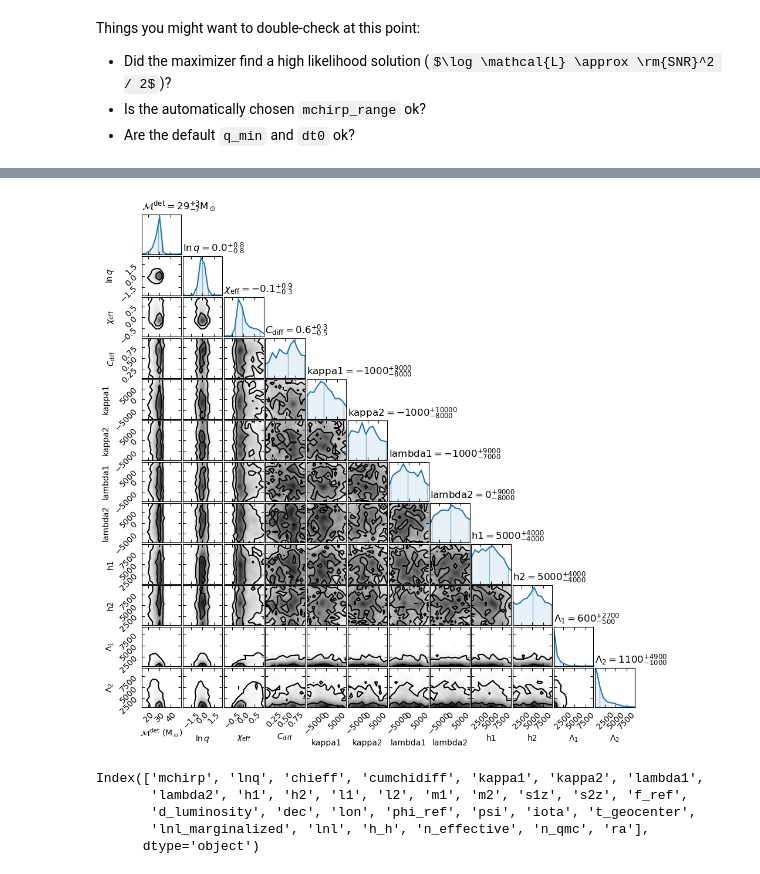
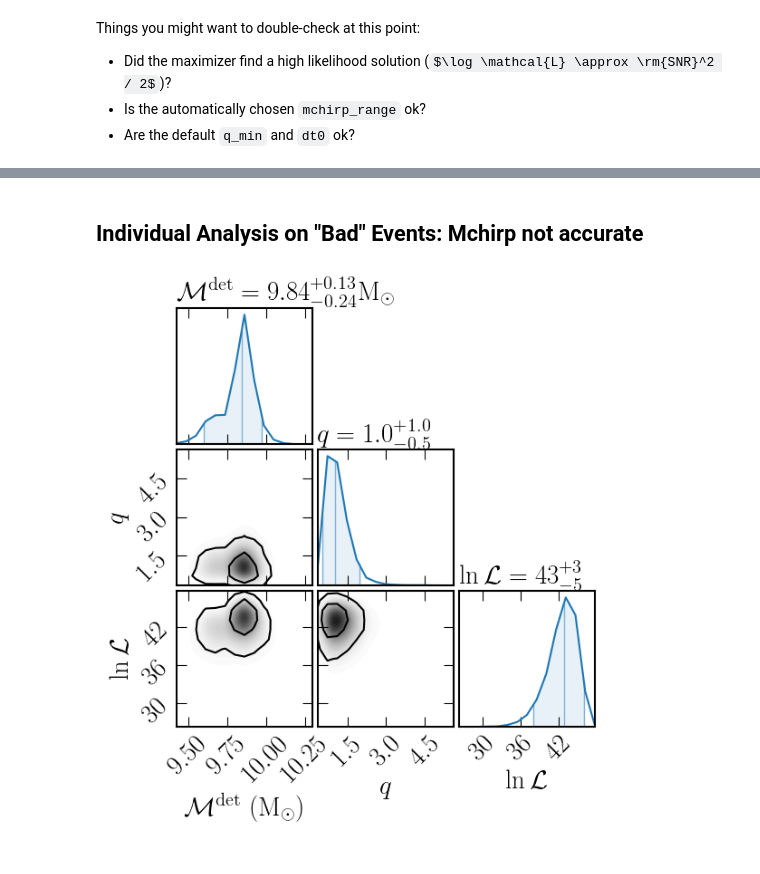
Before and after one commit to jroulet/cogwheel, a Jupyter notebook: cogwheel/waveform_models/_qdol_pe.ipynb, the cells around one changed output, grey strips where cells are left out. Drawn from its saved outputs; the diff is of its cells as text; code cells hidden in the pictures; some formulas as TeX source.

Commit message:
Add files via upload
updated tidal dissipation waveform

```diff
--- a/cogwheel/waveform_models/_qdol_pe.ipynb
+++ b/cogwheel/waveform_models/_qdol_pe.ipynb
@@ -6,10 +6,10 @@ This notebook shows the basic usage of `cogwheel`.
 We will choose an event, a waveform approximant and a prior and generate samples from the posterior distribution.
 # %%
 import sys
-path_to_cogwheel = '/home/hschia/data/love/cogwheel'
+path_to_cogwheel = '/home/zihanz/custom-waveform-model/cogwheel'
 sys.path.append(path_to_cogwheel)
-sys.path.insert(0,"/home/hschia/data/love")
-sys.path.insert(-1, "/home/hschia/PE/gw_detection_ias")
+#sys.path.insert(0,"/home/hschia/data/love")
+#sys.path.insert(-1, "/home/hschia/PE/gw_detection_ias")
 
 import pandas as pd
 import numpy as np
@@ -21,14 +21,19 @@ from cogwheel import likelihood
 from cogwheel import sampling
 from cogwheel import waveform
 from cogwheel import gw_plotting
-from cogwheel.posterior import Posterior
+from cogwheel import posterior
 
-import cogwheel
-from cogwheel import posterior, data, sampling, gw_plotting
+
 from cogwheel.gw_prior import IntrinsicAlignedSpinIASPrior
 from cogwheel.likelihood import MarginalizedExtrinsicLikelihoodQAS
 import cogwheel.waveform_models.quadrupole_dissipation_octupole_love
-from cogwheel.waveform_models.quadrupole_dissipation_octupole_love import IntrinsicQDOLPrior
+from cogwheel.waveform_models.quadrupole_dissipation_octupole_love import IntrinsicQDOLPrior,\
+QuadrupoleDissipationOctupoleLoveMarginalizedExtrinsicLikelihoodQAS,\
+QuadrupoleDissipationOctupoleLoveWaveformGenerator, DEFAULT_PARS
+
+%matplotlib inline
+
+plt.style.use("plot_style_2.mplstyle")
 
 # Functions that transform parameters
 def eta(m1,m2):
@@ -60,6 +65,9 @@ def hs(m1, m2, h1, h2):
 
 def ha(m1, m2, h1, h2):
     return (h1*m1**3 - h2*m2**3)/(m1 + m2)**3
+
+def h0(m1, m2, h1, h2):
+    return (h1*m1**4 + h2*m2**4)/(m1 + m2)**4
 # %% [markdown]
 ## Event options
 
@@ -260,14 +191,9 @@ Wall time: 2min
+# %% [markdown]
+## Individual Analysis on "Bad" Events: Mchirp not accurate
 # %%
-samples = pd.read_feather(rundir/'samples.feather')
-gw_plotting.CornerPlot(samples[post.prior.sampled_params]).plot()
+samples = pd.read_feather('GW2023/IntrinsicLVCPrior/GW190930_133541/symmetric_lnq/samples.feather')
+samples['q'] = np.exp(samples['lnq'])
+gw_plotting.CornerPlot(samples[['mchirp','q','lnl']]).plot()
 # %% [output]
-[figure, old version]
+[figure, new version]
-# %%
-samples.keys()
-# %% [output]
-Index(['mchirp', 'lnq', 'chieff', 'cumchidiff', 'kappa1', 'kappa2', 'lambda1',
-       'lambda2', 'h1', 'h2', 'l1', 'l2', 'm1', 'm2', 's1z', 's2z', 'f_ref',
-       'd_luminosity', 'dec', 'lon', 'phi_ref', 'psi', 'iota', 't_geocenter',
-       'lnl_marginalized', 'lnl', 'h_h', 'n_effective', 'n_qmc', 'ra'],
-      dtype='object')
 # %%
```
Also changed, not shown: parts of 35 cells of this notebook, 2 other files.
